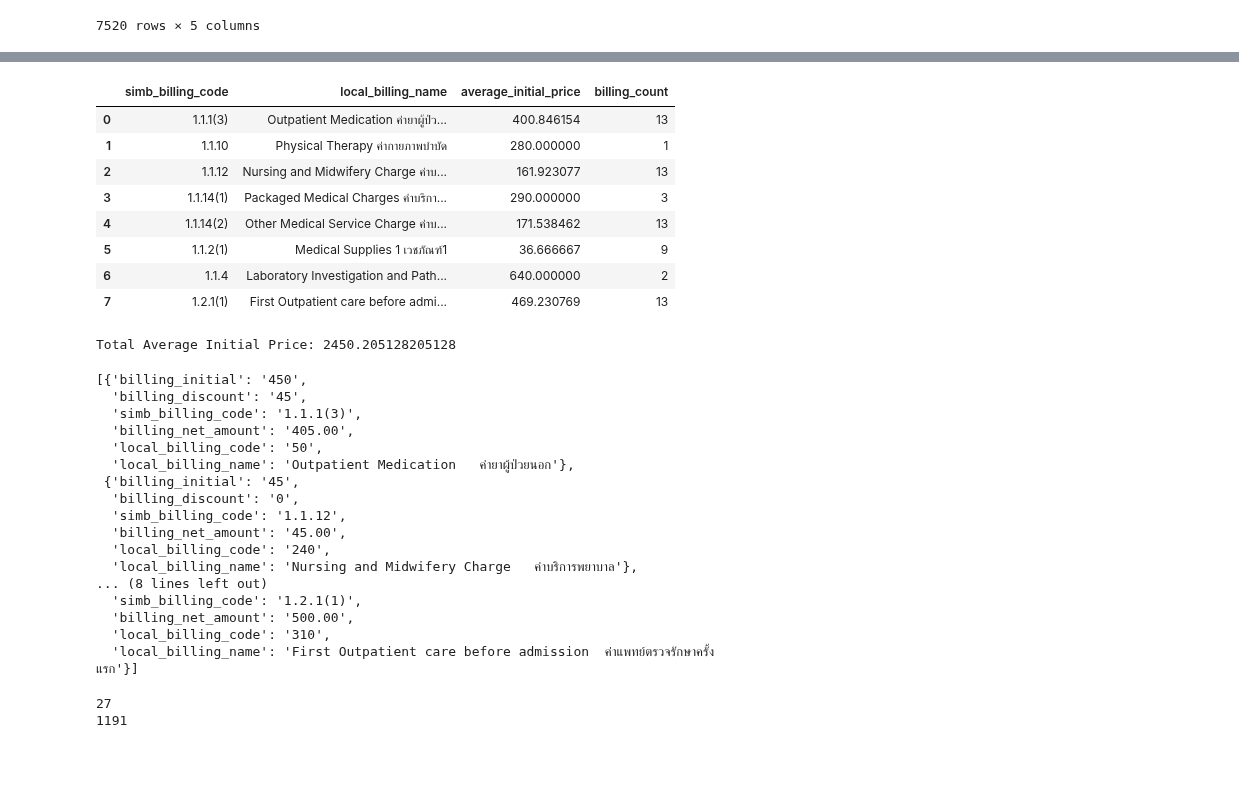
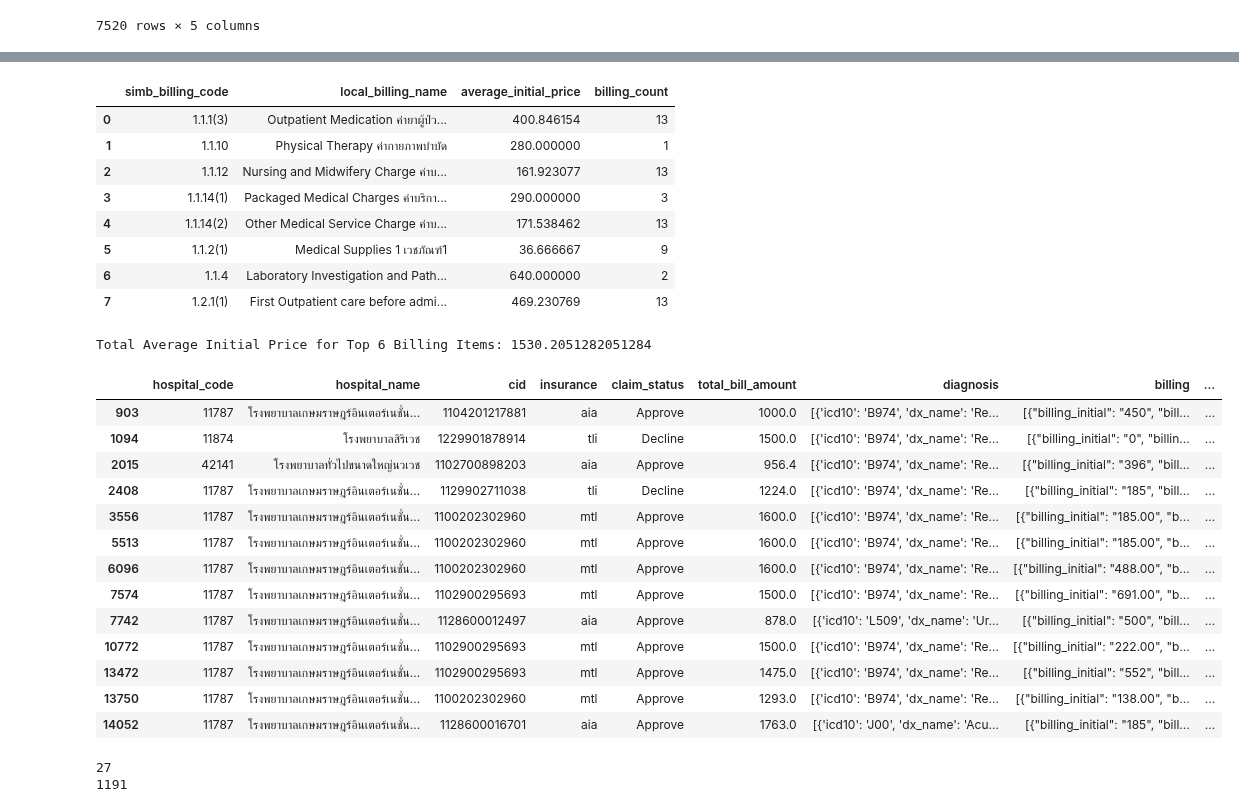
Before and after one commit to nxxk23/AI-Engineer, a Jupyter notebook: fraud/response.ipynb, the cells around one changed output, grey strips where cells are left out. Drawn from its saved outputs; the diff is of its cells as text; code cells hidden in the pictures; blank space fills up the shorter version.

```diff
--- a/fraud/response.ipynb
+++ b/fraud/response.ipynb
@@ -369,15 +426,10 @@ billing_summary = billing_items_df.groupby(['simb_billing_code', 'local_billing_
 ).reset_index()
 
 display(billing_summary)
-# Function to calculate the total average initial price
-def calculate_total_average(billing_summary_df):
-    # Calculate the total average price
-    total_average_price = billing_summary_df['average_initial_price'].sum()
-    return total_average_price
 
-# Call the function and display the total average initial price
-total_average_initial_price = calculate_total_average(billing_summary)
-print("Total Average Initial Price:", total_average_initial_price)
+# Call the function and display the total average initial price for the top 6 items
+total_average_initial_price, top_billing_items = calculate_total_average_top_n(billing_summary)
+print("Total Average Initial Price for Top 6 Billing Items:", total_average_initial_price)
 # %% [output]
 |  | simb_billing_code | local_billing_name | average_initial_price | billing_count |
 | 0 | 1.1.1(3) | Outpatient Medication ค่ายาผู้ป่ว... | 400.846154 | 13 |
@@ -388,31 +440,28 @@ print("Total Average Initial Price:", total_average_initial_price)
 | 5 | 1.1.2(1) | Medical Supplies 1 เวชภัณฑ์1 | 36.666667 | 9 |
 | 6 | 1.1.4 | Laboratory Investigation and Path... | 640.000000 | 2 |
 | 7 | 1.2.1(1) | First Outpatient care before admi... | 469.230769 | 13 |
-Total Average Initial Price: 2450.205128205128
+Total Average Initial Price for Top 6 Billing Items: 1530.2051282051284
 # %%
 # กรองข้อมูลตามการวินิจฉัยที่ต้องการ
 filtered_data = focus[
     focus['diagnosis'].apply(lambda x: any(d.get('icd10') == 'B974' for d in x))
 ]
-js.loads(filtered_data['billing'].iloc[0])
+filtered_data
 # %% [output]
-[{'billing_initial': '450',
-  'billing_discount': '45',
-  'simb_billing_code': '1.1.1(3)',
-  'billing_net_amount': '405.00',
-  'local_billing_code': '50',
-  'local_billing_name': 'Outpatient Medication   ค่ายาผู้ป่วยนอก'},
- {'billing_initial': '45',
-  'billing_discount': '0',
-  'simb_billing_code': '1.1.12',
-  'billing_net_amount': '45.00',
-  'local_billing_code': '240',
-  'local_billing_name': 'Nursing and Midwifery Charge   ค่าบริการพยาบาล'},
-... (8 lines left out)
-  'simb_billing_code': '1.2.1(1)',
-  'billing_net_amount': '500.00',
-  'local_billing_code': '310',
-  'local_billing_name': 'First Outpatient care before admission  ค่าแพทย์ตรวจรักษาครั้งแรก'}]
+|  | hospital_code | hospital_name | cid | insurance | claim_status | total_bill_amount | diagnosis | billing | ... |
+| 903 | 11787 | โรงพยาบาลเกษมราษฎร์อินเตอร์เนชั่น... | 1104201217881 | aia | Approve | 1000.0 | [{'icd10': 'B974', 'dx_name': 'Re... | [{"billing_initial": "450", "bill... | ... |
+| 1094 | 11874 | โรงพยาบาลสิริเวช | 1229901878914 | tli | Decline | 1500.0 | [{'icd10': 'B974', 'dx_name': 'Re... | [{"billing_initial": "0", "billin... | ... |
+| 2015 | 42141 | โรงพยาบาลทั่วไปขนาดใหญ่นวเวช | 1102700898203 | aia | Approve | 956.4 | [{'icd10': 'B974', 'dx_name': 'Re... | [{"billing_initial": "396", "bill... | ... |
+| 2408 | 11787 | โรงพยาบาลเกษมราษฎร์อินเตอร์เนชั่น... | 1129902711038 | tli | Decline | 1224.0 | [{'icd10': 'B974', 'dx_name': 'Re... | [{"billing_initial": "185", "bill... | ... |
+| 3556 | 11787 | โรงพยาบาลเกษมราษฎร์อินเตอร์เนชั่น... | 1100202302960 | mtl | Approve | 1600.0 | [{'icd10': 'B974', 'dx_name': 'Re... | [{"billing_initial": "185.00", "b... | ... |
+| 5513 | 11787 | โรงพยาบาลเกษมราษฎร์อินเตอร์เนชั่น... | 1100202302960 | mtl | Approve | 1600.0 | [{'icd10': 'B974', 'dx_name': 'Re... | [{"billing_initial": "185.00", "b... | ... |
+| 6096 | 11787 | โรงพยาบาลเกษมราษฎร์อินเตอร์เนชั่น... | 1100202302960 | mtl | Approve | 1600.0 | [{'icd10': 'B974', 'dx_name': 'Re... | [{"billing_initial": "488.00", "b... | ... |
+| 7574 | 11787 | โรงพยาบาลเกษมราษฎร์อินเตอร์เนชั่น... | 1102900295693 | mtl | Approve | 1500.0 | [{'icd10': 'B974', 'dx_name': 'Re... | [{"billing_initial": "691.00", "b... | ... |
+| 7742 | 11787 | โรงพยาบาลเกษมราษฎร์อินเตอร์เนชั่น... | 1128600012497 | aia | Approve | 878.0 | [{'icd10': 'L509', 'dx_name': 'Ur... | [{"billing_initial": "500", "bill... | ... |
+| 10772 | 11787 | โรงพยาบาลเกษมราษฎร์อินเตอร์เนชั่น... | 1102900295693 | mtl | Approve | 1500.0 | [{'icd10': 'B974', 'dx_name': 'Re... | [{"billing_initial": "222.00", "b... | ... |
+| 13472 | 11787 | โรงพยาบาลเกษมราษฎร์อินเตอร์เนชั่น... | 1102900295693 | mtl | Approve | 1475.0 | [{'icd10': 'B974', 'dx_name': 'Re... | [{"billing_initial": "552", "bill... | ... |
+| 13750 | 11787 | โรงพยาบาลเกษมราษฎร์อินเตอร์เนชั่น... | 1100202302960 | mtl | Approve | 1293.0 | [{'icd10': 'B974', 'dx_name': 'Re... | [{"billing_initial": "138.00", "b... | ... |
+| 14052 | 11787 | โรงพยาบาลเกษมราษฎร์อินเตอร์เนชั่น... | 1128600016701 | aia | Approve | 1763.0 | [{'icd10': 'J00', 'dx_name': 'Acu... | [{"billing_initial": "185", "bill... | ... |
 # %%
 print(final_summary['simb_billing_code'].nunique())
 print(final_summary['icd10'].nunique())
```
Also changed, not shown: parts of 2 cells of this notebook.
